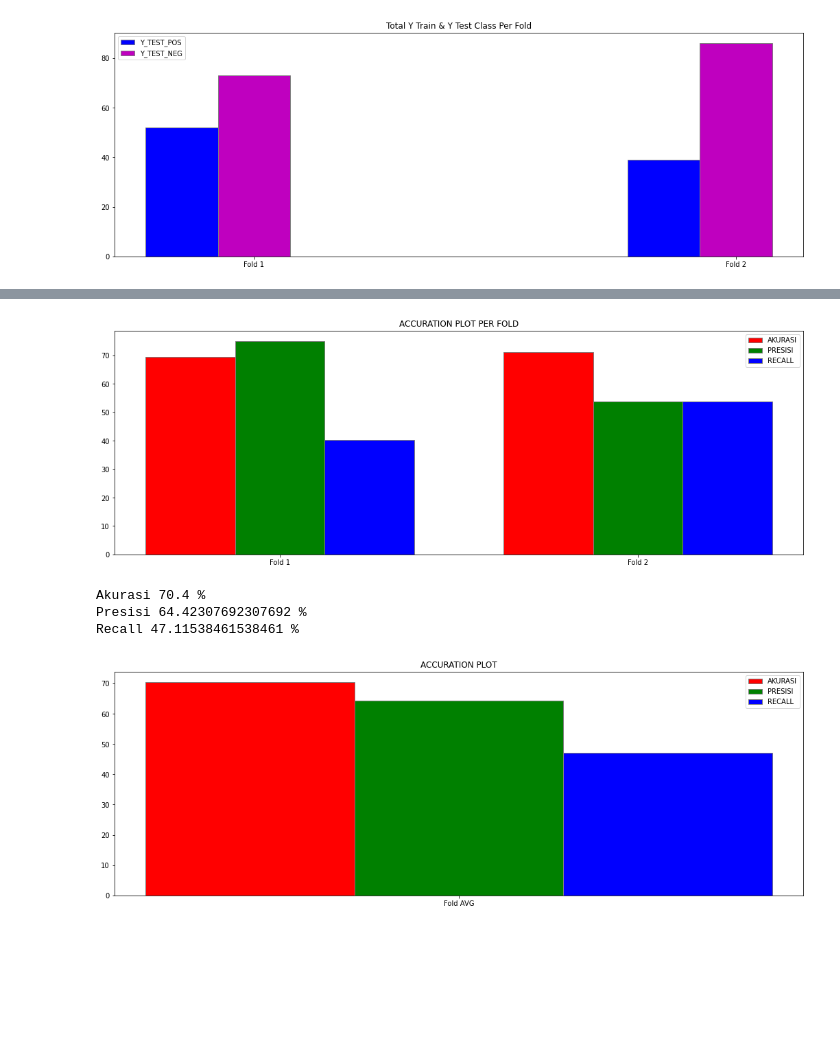
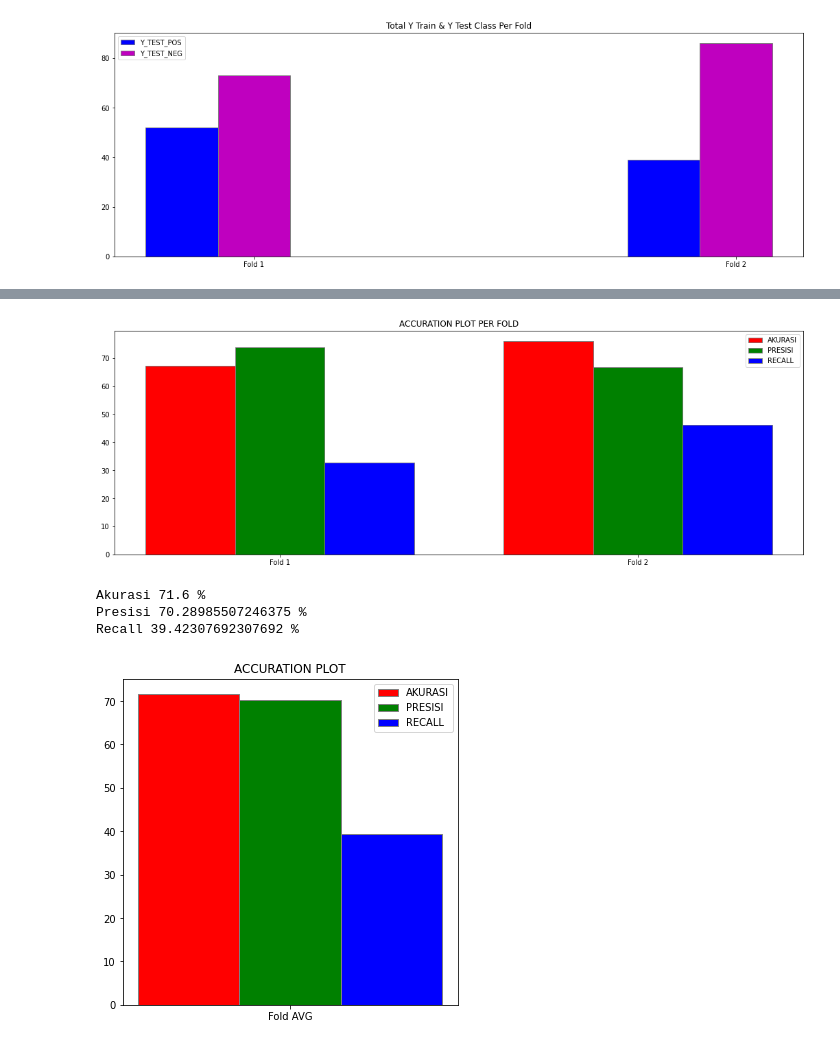
Before and after one commit to arif-x/sentiment-analysis-with-tf-idf-and-linear-svm, a Jupyter notebook: svm_2_kfold.ipynb, the cells around one changed output, grey strips where cells are left out. Saved outputs shown, nothing was run; the diff lists cells and outputs as text; code cells hidden in the pictures; blank space fills up the shorter version.

```diff
--- a/svm_2_kfold.ipynb
+++ b/svm_2_kfold.ipynb
@@ -167,8 +167,8 @@ plt.show()
 # %%
 # Parameter SVM
 
-c_data = 15
-max_iteration = 50000
+c_data = 1.0
+max_iteration = 5000
 tolerance = 0.001
 np.random.seed(25)
 # %%
@@ -286,7 +286,7 @@ plt.xticks([r + barWidth for r in range(len(ACCURACY))],
 plt.legend()
 plt.show()
 # %% [output]
-[figure, old version]
+[figure, new version]
 # %%
 def get_average(num):
     sum_num = 0
@@ -297,35 +297,35 @@ def get_average(num):
     return avg
 
 acc_avg = get_average(ACCURACY)
 pre_avg = get_average(PRECISION)
 rec_avg = get_average(RECALL)
 
 print('Akurasi', acc_avg, '%')
 print('Presisi', pre_avg, '%')
 print('Recall', rec_avg, '%')
 
-fig = plt.subplots(figsize=(18,6))
+fig = plt.subplots(figsize=(6,6))
 barWidth = 0.1
 
 br1 = np.arange(len([acc_avg]))
 br2 = [x + barWidth for x in br1]
 br3 = [x + barWidth for x in br2]
 
 plt.title("ACCURATION PLOT")
 plt.bar(br1, [acc_avg], color ='r', width = barWidth,
         edgecolor ='grey', label ='AKURASI')
 plt.bar(br2, [pre_avg], color ='g', width = barWidth,
         edgecolor ='grey', label ='PRESISI')
 plt.bar(br3, [rec_avg], color ='b', width = barWidth,
         edgecolor ='grey', label ='RECALL')
 
 plt.xticks([r + barWidth for r in range(len([acc_avg]))],
     ["Fold AVG"])
 
 plt.legend()
 plt.show()
 # %% [output]
-Akurasi 70.4 %
-Presisi 64.42307692307692 %
-Recall 47.11538461538461 %
+Akurasi 71.6 %
+Presisi 70.28985507246375 %
+Recall 39.42307692307692 %
-[figure, old version]
+[figure, new version]
```
Also changed, not shown: parts of 6 cells of this notebook, 5 other files.
